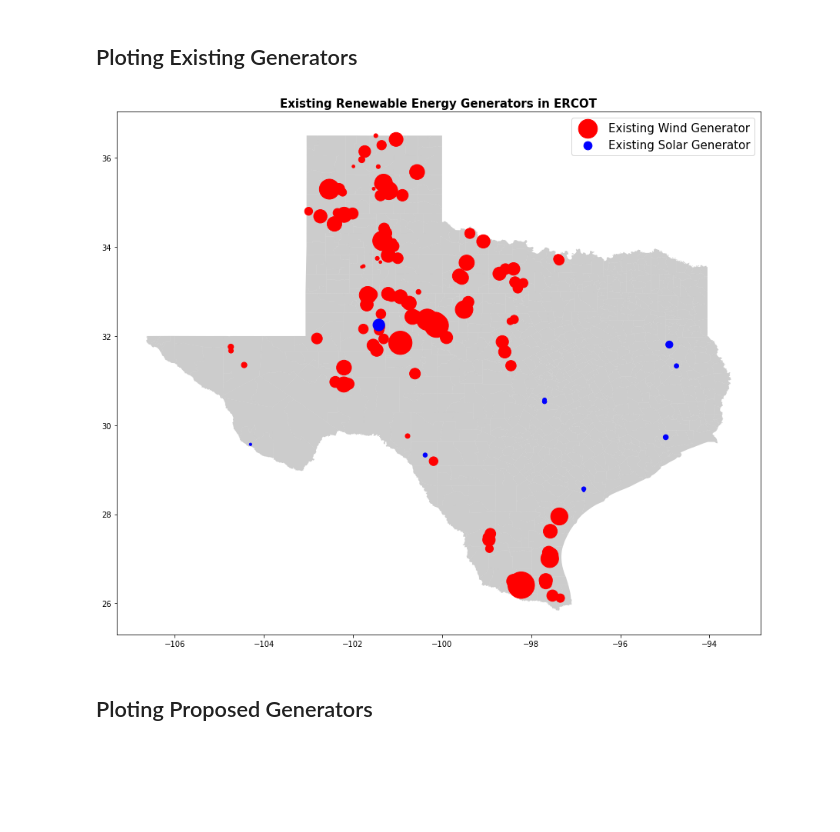
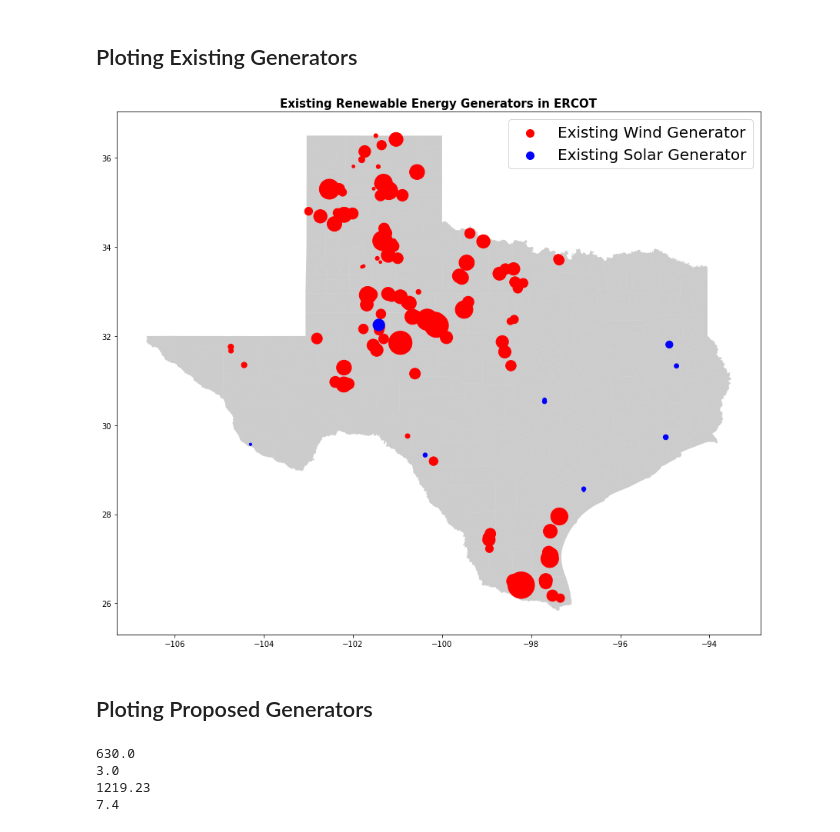
Before and after one commit to alberlin232/ML-Energy-Capstone, a Jupyter notebook: ERCOT/Capacity and Location.ipynb, the cells around one changed output. Saved outputs shown, nothing was run; the diff lists cells and outputs as text; code cells hidden in the pictures; blank space fills up the shorter version.

```diff
--- a/ERCOT/Capacity and Location.ipynb
+++ b/ERCOT/Capacity and Location.ipynb
@@ -85,20 +85,33 @@ geo_solar_real = gpd.GeoDataFrame(solar_real, geometry = geometry1)
 # %%
 fig, ax = plt.subplots(figsize = (15,15))
 texas.plot(ax = ax, alpha = 0.4, color="grey")
 
 geo_wind_real.plot(ax=ax, marker='o', color='red', markersize=geo_wind_real['Capacity'], label="Existing Wind Generator")
 geo_solar_real.plot(ax=ax, marker='o', color='blue', markersize=geo_solar_real['AC_capacity_MW'], label="Existing Solar Generator")
 
 plt.title('Existing Renewable Energy Generators in ERCOT', fontsize=15,fontweight='bold')
 
 
 #geo_wind_real['geometry'].plot(ax = ax, markersize = 20, color = "blue", marker="o", label= "Existing Wind Generator")
-plt.legend(prop={'size':15})
+#plt.legend(prop={'size':15})
+lgnd = plt.legend(scatterpoints=1, fontsize=20)
+for handle in lgnd.legendHandles:
+    handle.set_sizes([100.0])
 plt.show()
 # %% [output]
-[figure, old version]
+[figure, new version]
 # %% [markdown]
 ## Ploting Proposed Generators
+# %%
+print(max(geo_wind_pro['Capacity']))
+print(min(geo_wind_pro['Capacity']))
+print(max(geo_solar_pro['AC_capacity_MW']))
+print(min(geo_solar_pro['AC_capacity_MW']))
+# %% [output]
+630.0
+3.0
+1219.23
+7.4
 # %%
 geometry2 = [Point(xy) for xy in zip(wind_pro['longi'], wind_pro['lati'])]
 geo_wind_pro = gpd.GeoDataFrame(wind_pro, geometry = geometry2)
```
Also changed, not shown: parts of 3 cells of this notebook.
